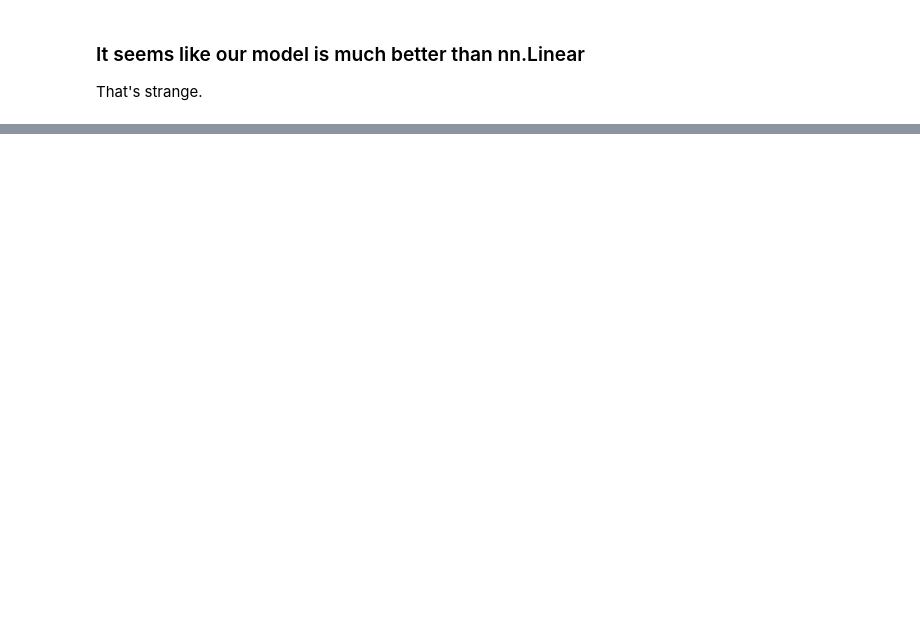
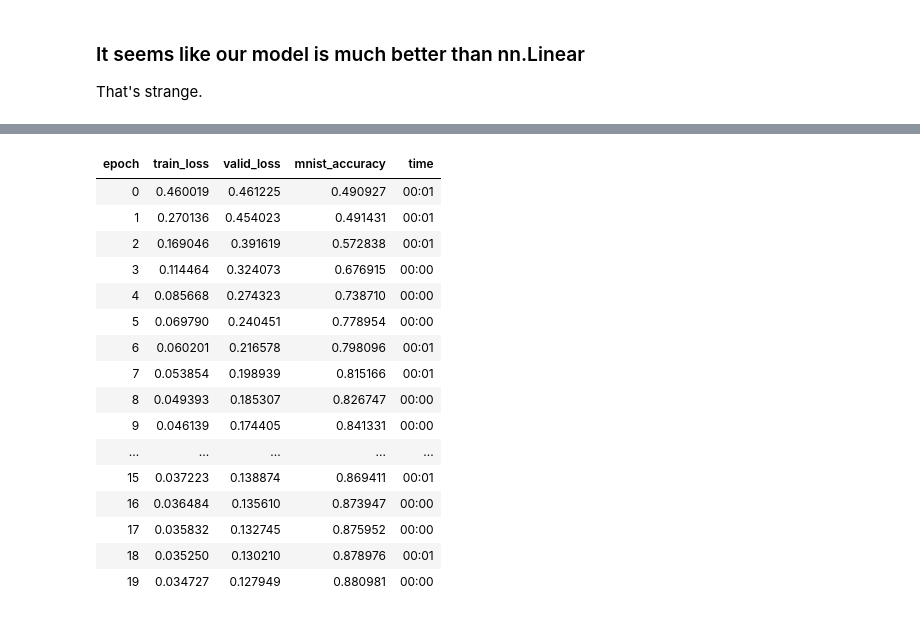
Before and after one commit to arunoda/fastai-v4, a Jupyter notebook: 04.4.mnist-sgd.ipynb, the cells around one changed output, grey strips where cells are left out. Cells and saved outputs as stored; diff of their text form; code cells hidden in the pictures; blank space fills up the shorter version.

```diff
--- a/04.4.mnist-sgd.ipynb
+++ b/04.4.mnist-sgd.ipynb
@@ -40,6 +40,6 @@ show_image(train_3s[0]), show_image(train_8s[0])
 # %%
 ## Load validation images
 valid_3s = load_images(im_path/"testing"/"3")
-valid_8s = load_images(im_path/"testing"/"7")
+valid_8s = load_images(im_path/"testing"/"8")
 valid_3s.shape, valid_8s.shape
 # %% [output]
@@ -378,0 +456,3 @@ That's strange.
+# %%
+## Add both dataloaders together
+dls = DataLoaders(train_dl, valid_dl)
@@ -378,0 +494,28 @@ That's strange.
+# %%
+nn_model = nn.Sequential(
+    nn.Linear(28*28, 30),
+    nn.ReLU(),
+    nn.Linear(30, 1)
+)
+# %%
+nn_learn = Learner(dls, nn_model, opt_func=SGD, loss_func=mnist_loss, metrics=mnist_accuracy)
+# %%
+nn_learn.fit(20, lr=0.1)
+# %% [output]
+| epoch | train_loss | valid_loss | mnist_accuracy | time |
+| 0 | 0.460019 | 0.461225 | 0.490927 | 00:01 |
+| 1 | 0.270136 | 0.454023 | 0.491431 | 00:01 |
+| 2 | 0.169046 | 0.391619 | 0.572838 | 00:01 |
+| 3 | 0.114464 | 0.324073 | 0.676915 | 00:00 |
+| 4 | 0.085668 | 0.274323 | 0.738710 | 00:00 |
+| 5 | 0.069790 | 0.240451 | 0.778954 | 00:00 |
+| 6 | 0.060201 | 0.216578 | 0.798096 | 00:01 |
+| 7 | 0.053854 | 0.198939 | 0.815166 | 00:01 |
+| 8 | 0.049393 | 0.185307 | 0.826747 | 00:00 |
+| 9 | 0.046139 | 0.174405 | 0.841331 | 00:00 |
+| ... | ... | ... | ... | ... |
+| 15 | 0.037223 | 0.138874 | 0.869411 | 00:01 |
+| 16 | 0.036484 | 0.135610 | 0.873947 | 00:00 |
+| 17 | 0.035832 | 0.132745 | 0.875952 | 00:00 |
+| 18 | 0.035250 | 0.130210 | 0.878976 | 00:01 |
+| 19 | 0.034727 | 0.127949 | 0.880981 | 00:00 |
```
Also changed, not shown: parts of 29 cells of this notebook.
